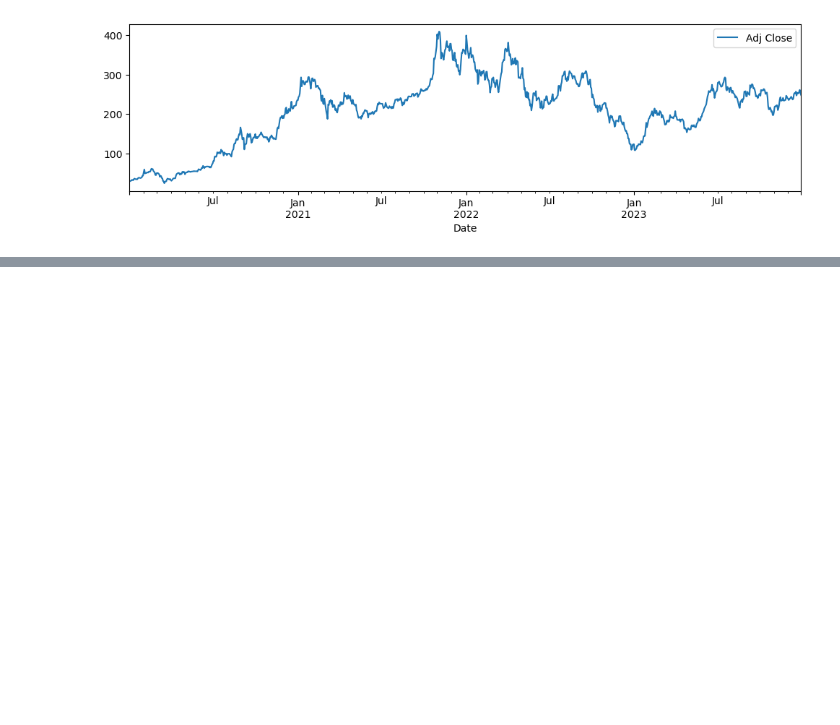
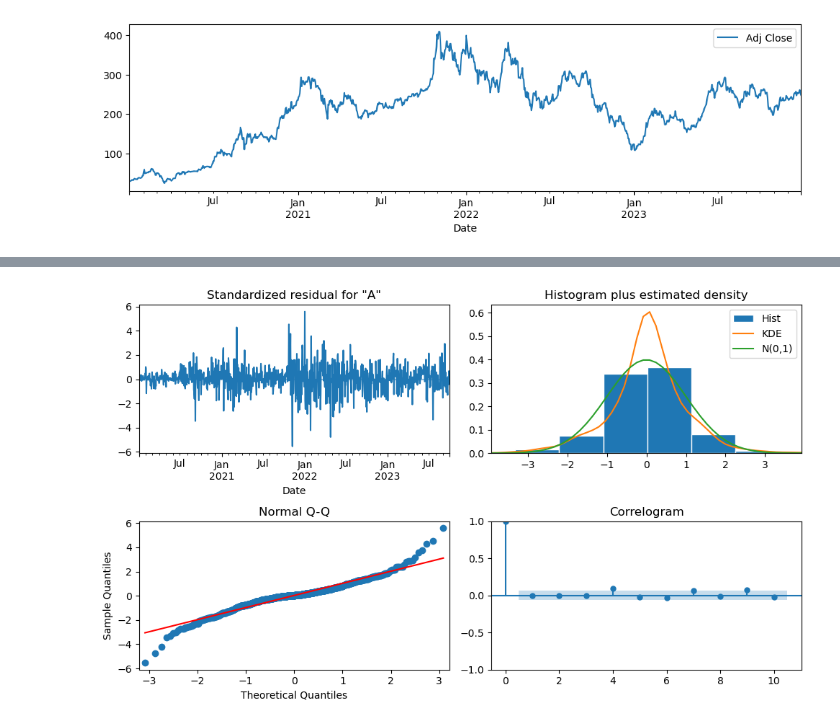
Before and after one commit to donmarcolaureano/tesla_ticker, a Jupyter notebook: tesla_notebook.ipynb, the cells around one changed output, grey strips where cells are left out. Saved outputs shown, nothing was run; the diff lists cells and outputs as text; code cells hidden in the pictures; blank space fills up the shorter version.

```diff
--- a/tesla_notebook.ipynb
+++ b/tesla_notebook.ipynb
@@ -326,0 +396,7 @@ tesla_adj_close.plot();
+# %%
+# diagnostic plots
+fig = arima_model.plot_diagnostics()
+fig.set_size_inches(10, 6)
+fig.tight_layout()
+# %% [output]
+[figure, added]
```
Also changed, not shown: parts of 15 cells of this notebook.
